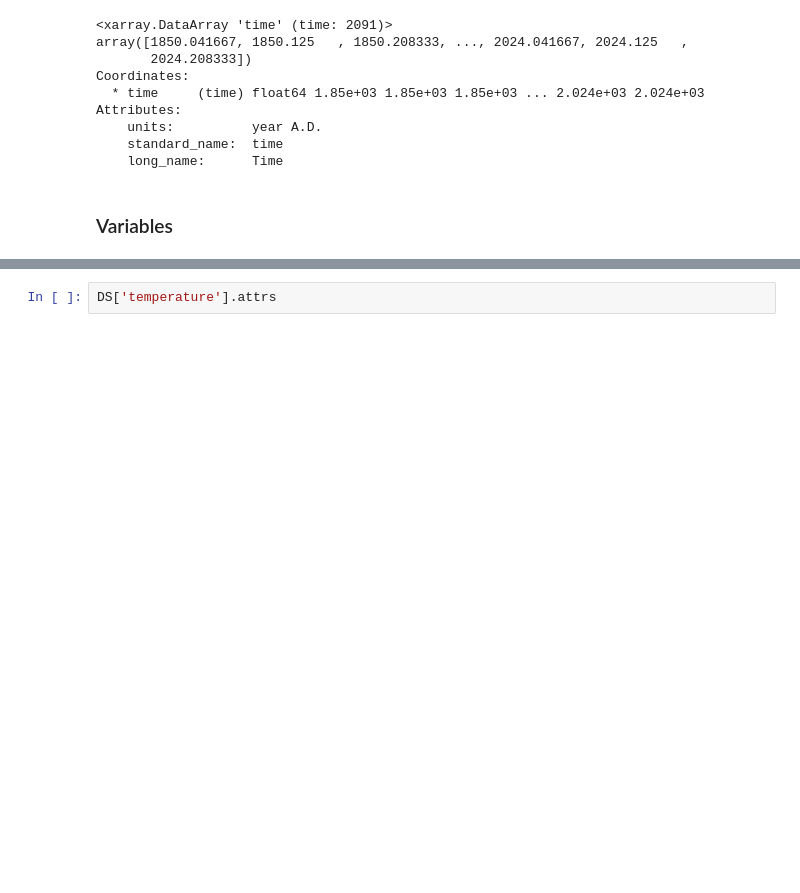
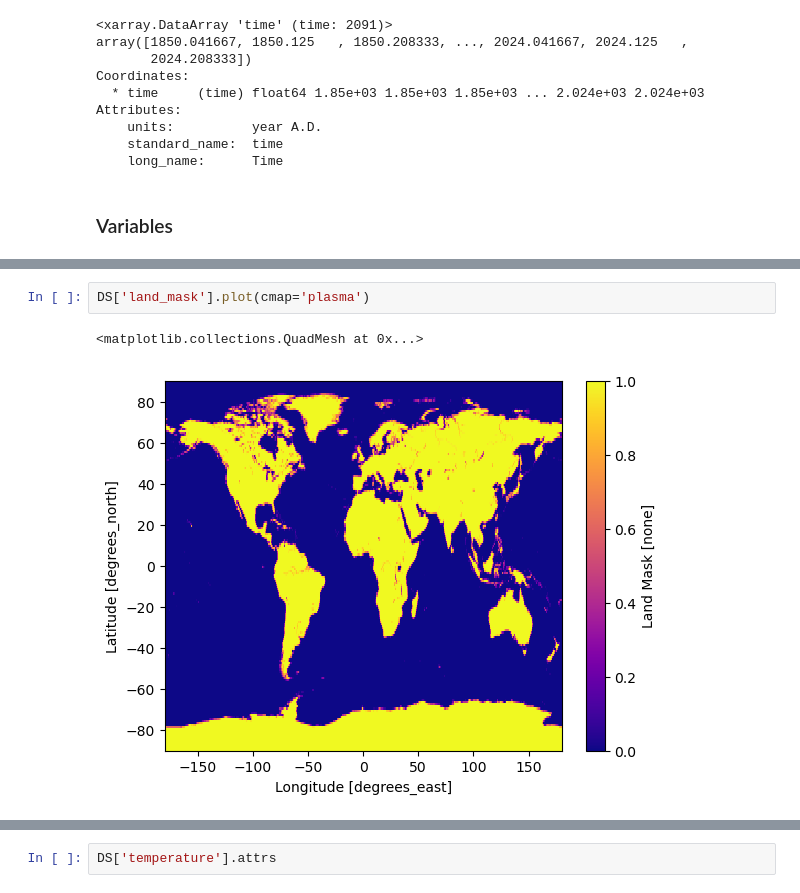
Before and after one commit to walipalmer/CFR-2024, a Jupyter notebook: module_climate/03_data-in-3D_answers.ipynb, the cells around one changed output, grey strips where cells are left out. Cells and saved outputs as stored; diff of their text form; blank space fills up the shorter version.

```diff
--- a/module_climate/03_data-in-3D_answers.ipynb
+++ b/module_climate/03_data-in-3D_answers.ipynb
@@ -187,0 +376,5 @@ Attributes:
+# %%
+DS['land_mask'].plot(cmap='plasma')
+# %% [output]
+<matplotlib.collections.QuadMesh at 0x...>
+[figure, added]
```
Also changed, not shown: parts of 26 cells of this notebook.
